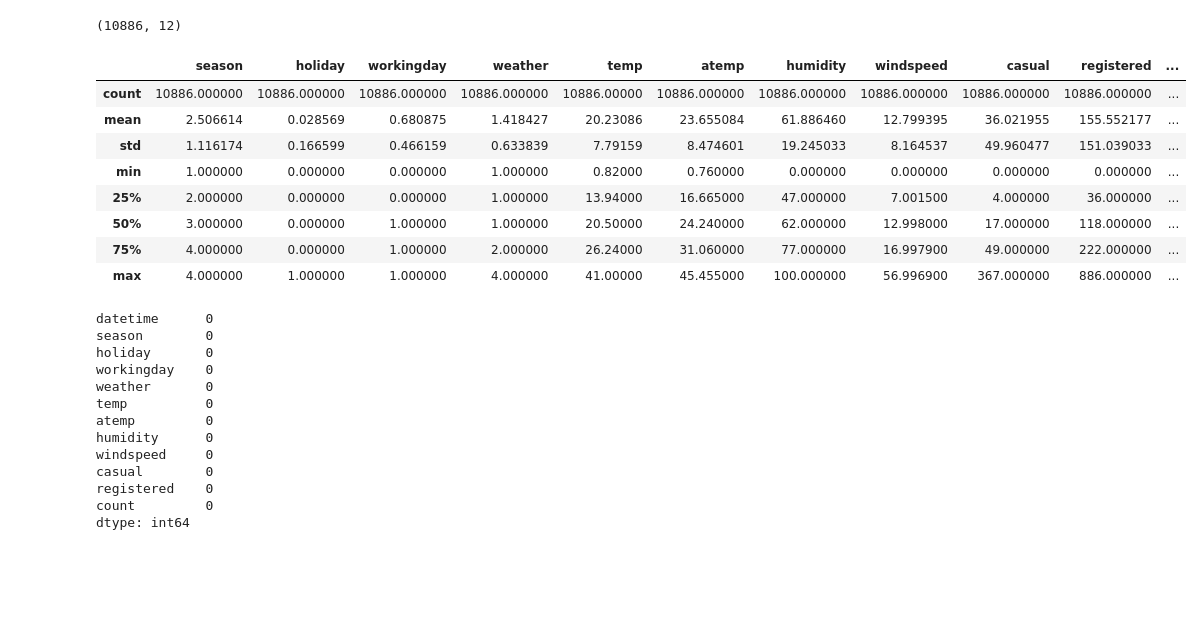
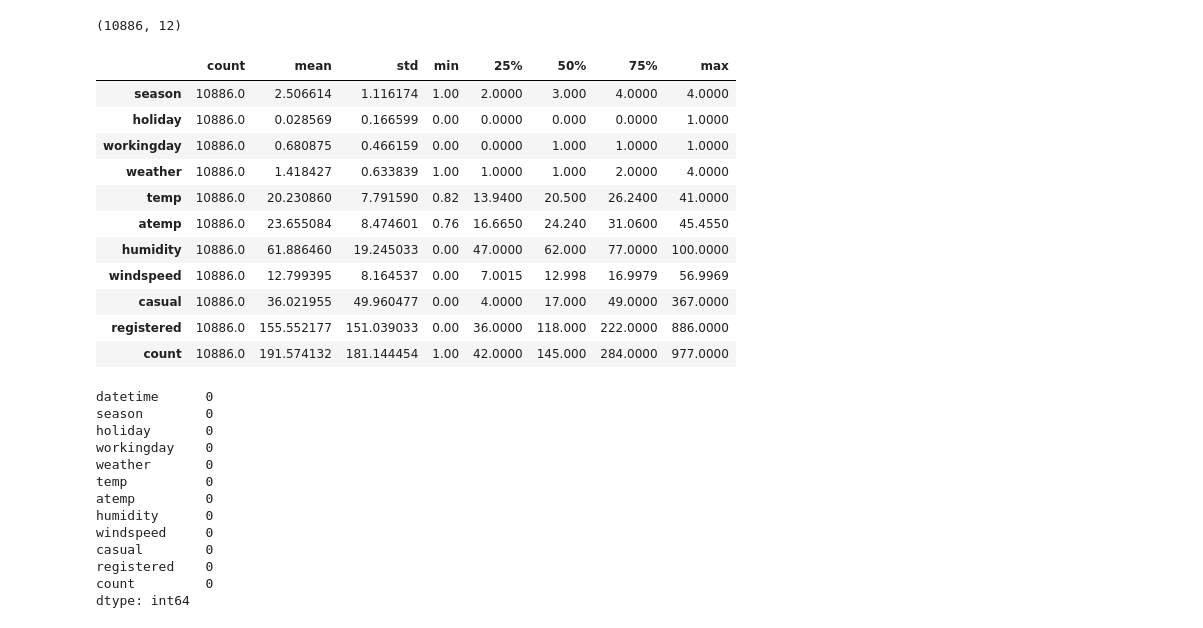
Before and after one commit to ptrGSKA/Business_case-Yulu-Hypothesis_testing, a Jupyter notebook: Yulu_Business_Hypothesis_Testing.ipynb, the cells around one changed output. Cells and saved outputs as stored; diff of their text form; code cells hidden in the pictures; blank space fills up the shorter version.

```diff
--- a/Yulu_Business_Hypothesis_Testing.ipynb
+++ b/Yulu_Business_Hypothesis_Testing.ipynb
@@ -98,18 +100,21 @@ df_yulu.shape
 # %% [output]
 (10886, 12)
 # %%
-df_yulu.describe()
+df_yulu.describe().T
 #df_yulu[df_yulu.season == 1].sum()
 # %% [output]
-|  | season | holiday | workingday | weather | temp | atemp | humidity | windspeed | casual | registered | ... |
-| count | 10886.000000 | 10886.000000 | 10886.000000 | 10886.000000 | 10886.00000 | 10886.000000 | 10886.000000 | 10886.000000 | 10886.000000 | 10886.000000 | ... |
-| mean | 2.506614 | 0.028569 | 0.680875 | 1.418427 | 20.23086 | 23.655084 | 61.886460 | 12.799395 | 36.021955 | 155.552177 | ... |
-| std | 1.116174 | 0.166599 | 0.466159 | 0.633839 | 7.79159 | 8.474601 | 19.245033 | 8.164537 | 49.960477 | 151.039033 | ... |
-| min | 1.000000 | 0.000000 | 0.000000 | 1.000000 | 0.82000 | 0.760000 | 0.000000 | 0.000000 | 0.000000 | 0.000000 | ... |
-| 25% | 2.000000 | 0.000000 | 0.000000 | 1.000000 | 13.94000 | 16.665000 | 47.000000 | 7.001500 | 4.000000 | 36.000000 | ... |
-| 50% | 3.000000 | 0.000000 | 1.000000 | 1.000000 | 20.50000 | 24.240000 | 62.000000 | 12.998000 | 17.000000 | 118.000000 | ... |
-| 75% | 4.000000 | 0.000000 | 1.000000 | 2.000000 | 26.24000 | 31.060000 | 77.000000 | 16.997900 | 49.000000 | 222.000000 | ... |
-| max | 4.000000 | 1.000000 | 1.000000 | 4.000000 | 41.00000 | 45.455000 | 100.000000 | 56.996900 | 367.000000 | 886.000000 | ... |
+|  | count | mean | std | min | 25% | 50% | 75% | max |
+| season | 10886.0 | 2.506614 | 1.116174 | 1.00 | 2.0000 | 3.000 | 4.0000 | 4.0000 |
+| holiday | 10886.0 | 0.028569 | 0.166599 | 0.00 | 0.0000 | 0.000 | 0.0000 | 1.0000 |
+| workingday | 10886.0 | 0.680875 | 0.466159 | 0.00 | 0.0000 | 1.000 | 1.0000 | 1.0000 |
+| weather | 10886.0 | 1.418427 | 0.633839 | 1.00 | 1.0000 | 1.000 | 2.0000 | 4.0000 |
+| temp | 10886.0 | 20.230860 | 7.791590 | 0.82 | 13.9400 | 20.500 | 26.2400 | 41.0000 |
+| atemp | 10886.0 | 23.655084 | 8.474601 | 0.76 | 16.6650 | 24.240 | 31.0600 | 45.4550 |
+| humidity | 10886.0 | 61.886460 | 19.245033 | 0.00 | 47.0000 | 62.000 | 77.0000 | 100.0000 |
+| windspeed | 10886.0 | 12.799395 | 8.164537 | 0.00 | 7.0015 | 12.998 | 16.9979 | 56.9969 |
+| casual | 10886.0 | 36.021955 | 49.960477 | 0.00 | 4.0000 | 17.000 | 49.0000 | 367.0000 |
+| registered | 10886.0 | 155.552177 | 151.039033 | 0.00 | 36.0000 | 118.000 | 222.0000 | 886.0000 |
+| count | 10886.0 | 191.574132 | 181.144454 | 1.00 | 42.0000 | 145.000 | 284.0000 | 977.0000 |
 # %%
 df_yulu.isnull().sum()
 # %% [output]
```
Also changed, not shown: parts of 15 cells of this notebook.
